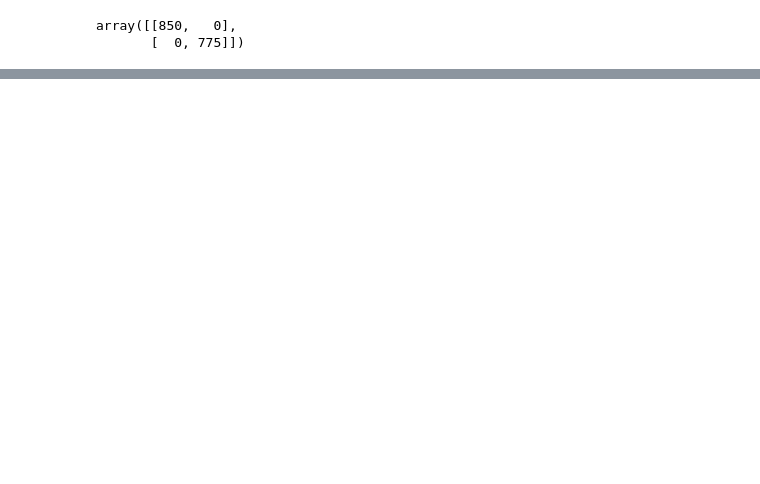
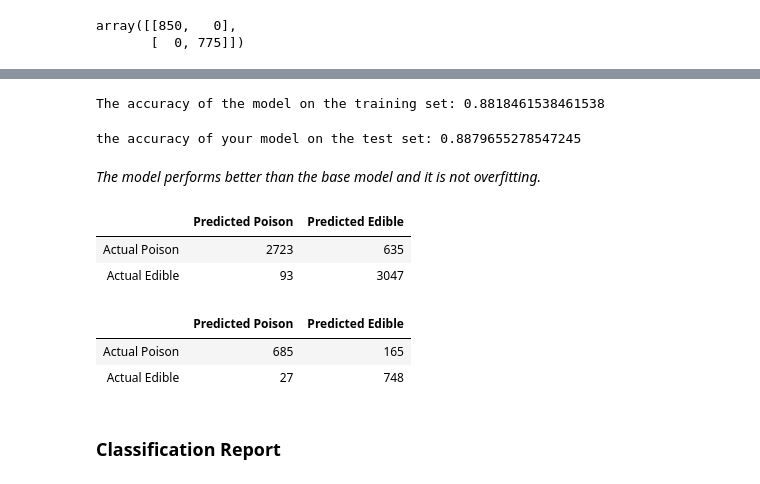
Before and after one commit to LeboSeribe/Decision_tree_model, a Jupyter notebook: Decision tree.ipynb, the cells around one changed output, grey strips where cells are left out. Drawn from its saved outputs; the diff is of its cells as text; code cells hidden in the pictures; blank space fills up the shorter version.

```diff
--- a/Decision tree.ipynb
+++ b/Decision tree.ipynb
@@ -226,6 +235,3 @@ X_train1.shape
 y_train.shape
 # %% [output]
 (6498,)
-# %%
-model1 = DecisionTreeClassifier(random_state=47)
-model1.fit(X_train1, y_train)
@@ -281,0 +268,8 @@ outputs
+# %%
+
+tree = DecisionTreeClassifier(max_depth=1)
+# Fit the model
+tree.fit(X_train1, y_train)
+# Visualize the tree
+dot_data = export_graphviz(tree, out_file=None, feature_names=X_train1.columns, class_names=['Poisonous', 'Edible'], filled=True, impurity=False, proportion=True)
+graphviz.Source(dot_data)
@@ -281,0 +278,35 @@ outputs
+# %%
+tree_predictions = tree.predict(X_test1)
+tree_predictions1 = tree.predict(X_train1)
+# %%
+print('The accuracy of the model on the training set:',accuracy_score(y_test, tree_predictions))
+# %% [output]
+The accuracy of the model on the training set: 0.8818461538461538
+# %%
+print('the accuracy of your model on the test set:',accuracy_score(y_train, tree_predictions1))
+# %% [output]
+the accuracy of your model on the test set: 0.8879655278547245
+# %% [markdown]
+*The model performs better than the base model and it is not overfitting.*
+# %%
+con_matrix = pd.DataFrame(confusion_matrix(y_train,tree_predictions1),
+                          columns=['Predicted Poison', 'Predicted Edible'],
+                          index=['Actual Poison', 'Actual Edible'])
+con_matrix
+# %% [output]
+|  | Predicted Poison | Predicted Edible |
+| Actual Poison | 2723 | 635 |
+| Actual Edible | 93 | 3047 |
+# %%
+
+con_matrix = pd.DataFrame(confusion_matrix(y_test, tree_predictions),
+                          columns=['Predicted Poison', 'Predicted Edible'],
+                          index=['Actual Poison', 'Actual Edible'])
+
+con_matrix
+# %% [output]
+|  | Predicted Poison | Predicted Edible |
+| Actual Poison | 685 | 165 |
+| Actual Edible | 27 | 748 |
+# %% [markdown]
+### Classification Report
```
Also changed, not shown: parts of 51 cells of this notebook.
